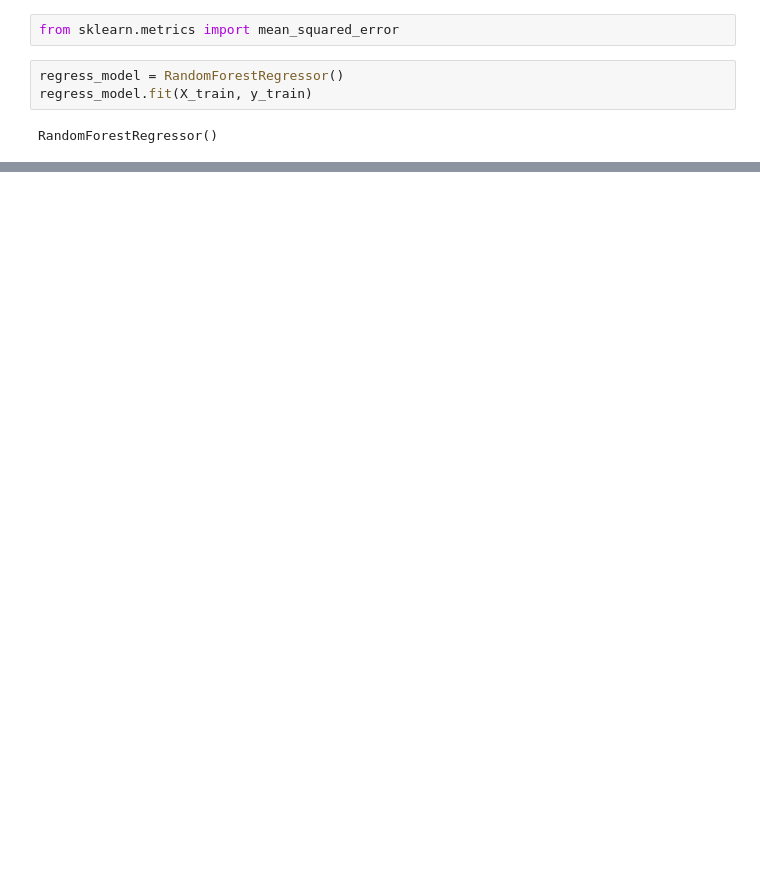
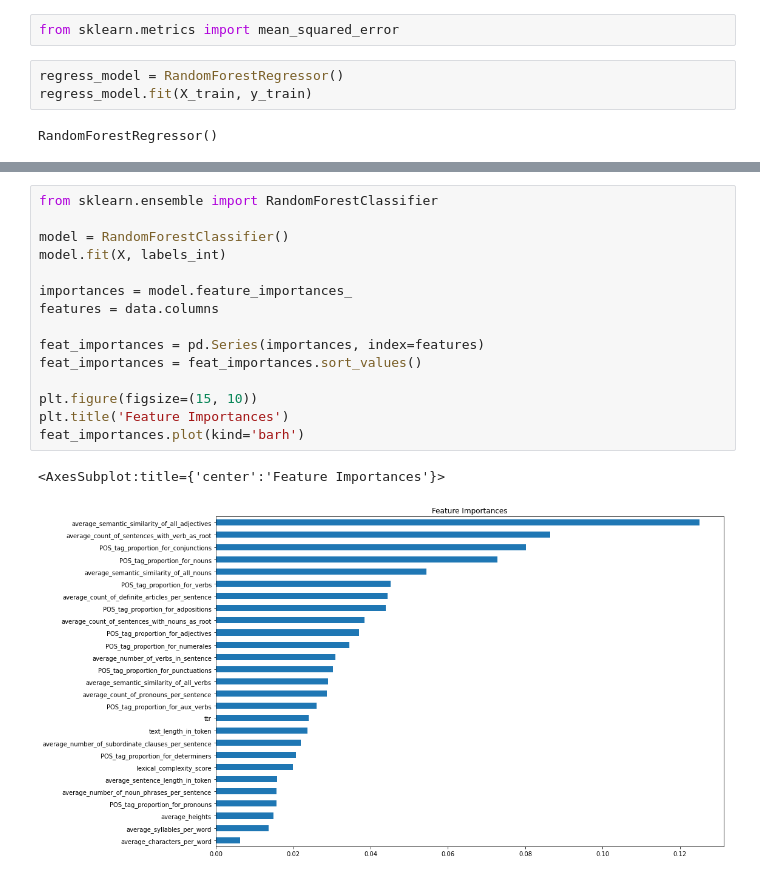
Before and after one commit to DanielAweis/TextComplexityFeatures, a Jupyter notebook: data_analysis.ipynb, the cells around one changed output, grey strips where cells are left out. Saved outputs shown, nothing was run; the diff lists cells and outputs as text; blank space fills up the shorter version.

```diff
--- a/data_analysis.ipynb
+++ b/data_analysis.ipynb
@@ -177,0 +242,18 @@ mean square error test:  0.026355000000000007
+# %%
+from sklearn.ensemble import RandomForestClassifier
+
+model = RandomForestClassifier()
+model.fit(X, labels_int)
+
+importances = model.feature_importances_
+features = data.columns
+
+feat_importances = pd.Series(importances, index=features)
+feat_importances = feat_importances.sort_values()
+
+plt.figure(figsize=(15, 10))
+plt.title('Feature Importances')
+feat_importances.plot(kind='barh')
+# %% [output]
+<AxesSubplot:title={'center':'Feature Importances'}>
+[figure, added]
```
Also changed, not shown: parts of 13 cells of this notebook.
